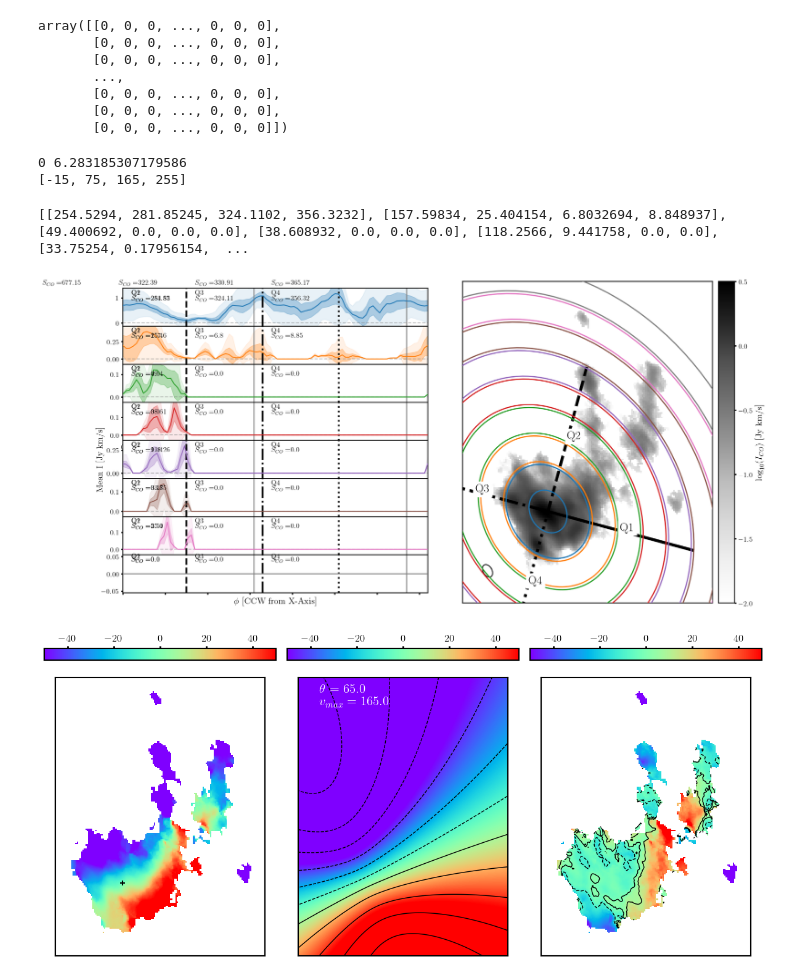
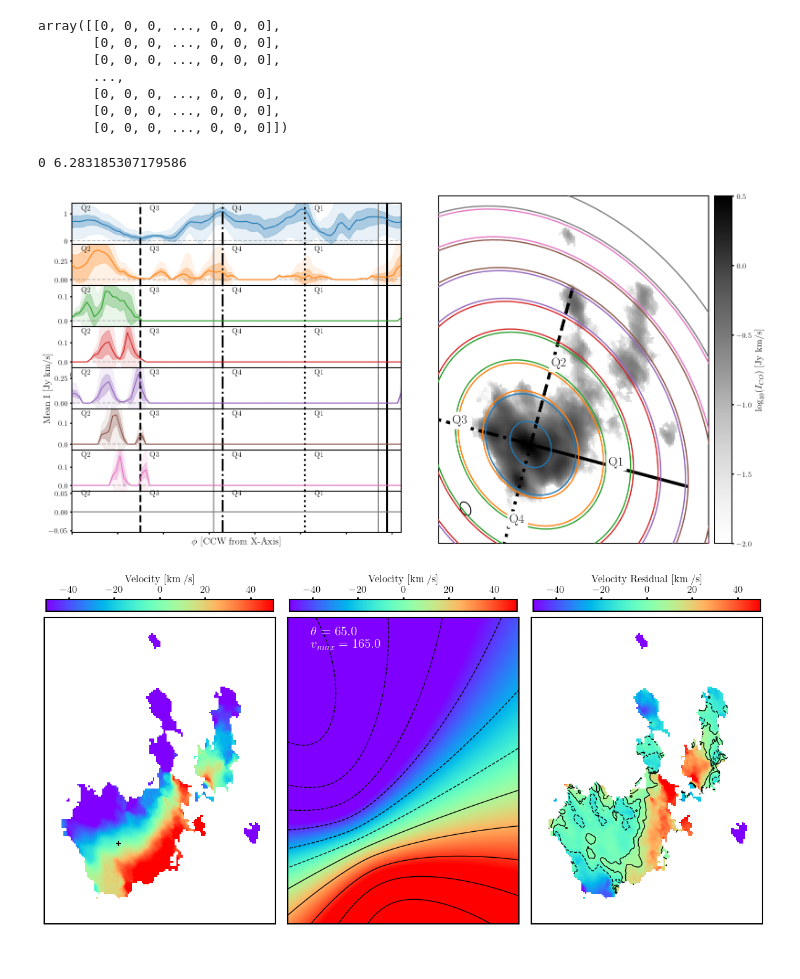
Before and after one commit to HSouch/CUBESPA, a Jupyter notebook: notebooks/Flux Testing.ipynb, the cells around one changed output. Drawn from its saved outputs; the diff is of its cells as text; code cells hidden in the pictures.

Commit message:
More work on azimuthal plot

```diff
--- a/notebooks/Flux Testing.ipynb
+++ b/notebooks/Flux Testing.ipynb
@@ -30,7 +30,7 @@ phangs = cubespa.CubeSPA(phangs_fn, mom_maps=phangs_mms, limits="auto", center=(
 # %%
 def quadrants(q1_angle, offset = 90, clockwise=False):
     mult = -1 if clockwise else 1
-    return [(q1_angle + i * 90 * mult + offset) for i in range(4)]
+    return np.array([(q1_angle + i * 90 * mult + offset) for i in range(4)])
 
 def halfline_points(cent, length, angle):
 
@@ -249,7 +249,7 @@ def segment_sum(cubespa_obj, data, radius, annulus_width, theta_0, plot=False, c
     return pixel_sum
 
 
-def azimuthal_plot(data, cubespa_obj, radii, annulus_width=18, theta_0 = 0, clockwise=True, outname=None, theta_samples=90, q0=75, **kwargs):
+def azimuthal_plot(data, cubespa_obj, radii, annulus_width=18, theta_0 = 0, clockwise=True, outname=None, theta_samples=90, q0=75,  **kwargs):
 
     # TODO generate these automatically from theta_0 and clockwise
     thetas_uniform = np.linspace(0, 360, theta_samples)
@@ -261,8 +261,10 @@ def azimuthal_plot(data, cubespa_obj, radii, annulus_width=18, theta_0 = 0, cloc
 
     colors = cubespa.check_kwarg("colors", list(mcolors.TABLEAU_COLORS.values()), kwargs)
     figsize = cubespa.check_kwarg("figsize", (16, 8), kwargs)
+    plot_sums = cubespa.check_kwarg("plot_sums", True, kwargs)
     plot_fiducial = cubespa.check_kwarg("plot_fiducial", False, kwargs)
     xlabel, ylabel = cubespa.check_kwarg("xlabel", r'$\phi$ [CCW from X-Axis]', kwargs), cubespa.check_kwarg("ylabel", r'Mean I [Jy km/s]', kwargs)
+
 
     if cubespa_obj.limits is None:
         lims = cubespa.check_kwarg("limits", [0, data.shape[0], 0, data.shape[1]], kwargs)
@@ -279,19 +281,16 @@ def azimuthal_plot(data, cubespa_obj, radii, annulus_width=18, theta_0 = 0, cloc
 
     styles = ['solid', 'dashed', 'dashdot', 'dotted']
 
-    qs = quadrants(q0, offset=0, clockwise=clockwise)
+    qs = quadrants(q0, offset=0, clockwise=clockwise) % 360
 
-    print(qs)
     # Get all flux sets and quadrant sums
     sets, quadrant_fluxsums = [], []
     for r in radii:
-        sets.append(process_azimuth(data_co, r, pa, eps, thetas, annulus_width=annulus_width, trim_nans=True))
+        sets.append(process_azimuth(data, r, pa, eps, thetas, annulus_width=annulus_width, trim_nans=True))
         row_sums = []
         for q in qs:
             row_sums.append(segment_sum(cubespa_obj, data, radius=r, annulus_width=annulus_width, theta_0=q, plot=False))
         quadrant_fluxsums.append(row_sums)
-
-    print(quadrant_fluxsums)
 
     fig = plt.figure(figsize=figsize, facecolor="white")
 
@@ -337,7 +336,8 @@ def azimuthal_plot(data, cubespa_obj, radii, annulus_width=18, theta_0 = 0, cloc
             axes[i].text(text_x, ylims[1] * 0.80, f'Q{j + 1}')
 
             qsum = np.round(quadrant_fluxsums[i][j], 2)
-            axes[i].text(text_x, ylims[1] * 0.65, r'$S_{CO} =$' + str(qsum))
+            if plot_sums:
+                axes[i].text(text_x, ylims[1] * 0.65, r'$S_{CO} =$' + str(qsum))
 
 
             axes[i].axvline(bar_pa + 90, color="Grey")
@@ -363,7 +363,8 @@ def azimuthal_plot(data, cubespa_obj, radii, annulus_width=18, theta_0 = 0, cloc
         qsum = np.sum(np.transpose(quadrant_fluxsums)[i])
         qsum = np.round(qsum, 2)
 
-        axes[0].text(q - 80, ylims[1] * 1.1, r'$S_{CO}=$' + str(qsum))
+        if plot_sums:
+            axes[0].text(q - 80, ylims[1] * 1.1, r'$S_{CO}=$' + str(qsum))
 
         q = np.deg2rad(q)
         points = halfline_points((stellar_x, stellar_y), 100, q)
@@ -373,37 +374,35 @@ def azimuthal_plot(data, cubespa_obj, radii, annulus_width=18, theta_0 = 0, cloc
         mean_x, mean_y = np.mean(points[0]), np.mean(points[1])
 
         img_ax.text(mean_x, mean_y, f"Q{(i) % 4 + 1}",  fontsize=20, backgroundcolor="white", zorder=4)
 
     img_ax.set_xticks([])
     img_ax.set_yticks([])
 
     for i, s in enumerate(sets):
         s[2].plot(color=colors[i % len(colors)], lw=2, ax=img_ax, zorder=3)
 
     cb = plt.colorbar(mappable=img_map, ax=img_ax, fraction=0.06, pad=0.02)
     cb.set_label(label=colorbar_label, fontsize=15)
 
     # Draw beam
     if cubespa_obj.beam is not None:
         bmaj, bmin  = cubespa_obj.get_beam_pix()
         bpa = cubespa_obj.beam[2]
         beam_x, beam_y = beam_ellipse(xmin + dx/10, ymin + dy/10, bmaj /2, bmin /2, np.deg2rad(bpa))
         img_ax.plot(beam_x, beam_y, color="black", zorder=2)
 
     if outname is not None:
         plt.savefig(outname, dpi=200)
         plt.savefig(f"{outname.removesuffix('.pdf')}.png", dpi=200)
         plt.close()
     else:
         plt.show()
 
 data_co = phangs.mom_maps.mom0.data
-azimuthal_plot(data_co, phangs, np.arange(10, 170, 20) + 5, log_img=True, vlims=[-2, 0.5], cmap="Greys", colorbar_label=r'$\log_{10}(I_{CO})$ [Jy km/s]', clockwise=False, q0=-15)
+azimuthal_plot(data_co, phangs, np.arange(10, 170, 20) + 5, log_img=True, vlims=[-2, 0.5], cmap="Greys", colorbar_label=r'$\log_{10}(I_{CO})$ [Jy km/s]', clockwise=False, q0=-15, plot_sums=False)
 # %% [output]
 0 6.283185307179586
-[-15, 75, 165, 255]
-[[254.5294, 281.85245, 324.1102, 356.3232], [157.59834, 25.404154, 6.8032694, 8.848937], [49.400692, 0.0, 0.0, 0.0], [38.608932, 0.0, 0.0, 0.0], [118.2566, 9.441758, 0.0, 0.0], [33.75254, 0.17956154,  ...
-[figure, old version]
+[figure, new version]
 # %%
 
 
@@ -449,10 +448,10 @@ for axis in ax.flatten()[:]:
     axis.set_xticks([])
     axis.set_yticks([])
 
-plt.colorbar(mappable=im1, ax=ax[0], location="top")
-plt.colorbar(mappable=im2, ax=ax[1], location="top")
-plt.colorbar(mappable=im3, ax=ax[2], location="top")
+plt.colorbar(mappable=im1, ax=ax[0], location="top", label = "Velocity [km /s]", fraction=0.035, pad=0.02)
+plt.colorbar(mappable=im2, ax=ax[1], location="top", label = "Velocity [km /s]", fraction=0.035, pad=0.02)
+plt.colorbar(mappable=im3, ax=ax[2], location="top", label = "Velocity Residual [km /s]", fraction=0.035, pad=0.02)
 plt.tight_layout()
-plt.sh
+plt.savefig('../personal/velocity_residual.pdf', dpi=150)
 # %% [output]
-[figure, old version]
+[figure, new version]
```
Also changed, not shown: parts of 2 cells of this notebook, 1 other file.
